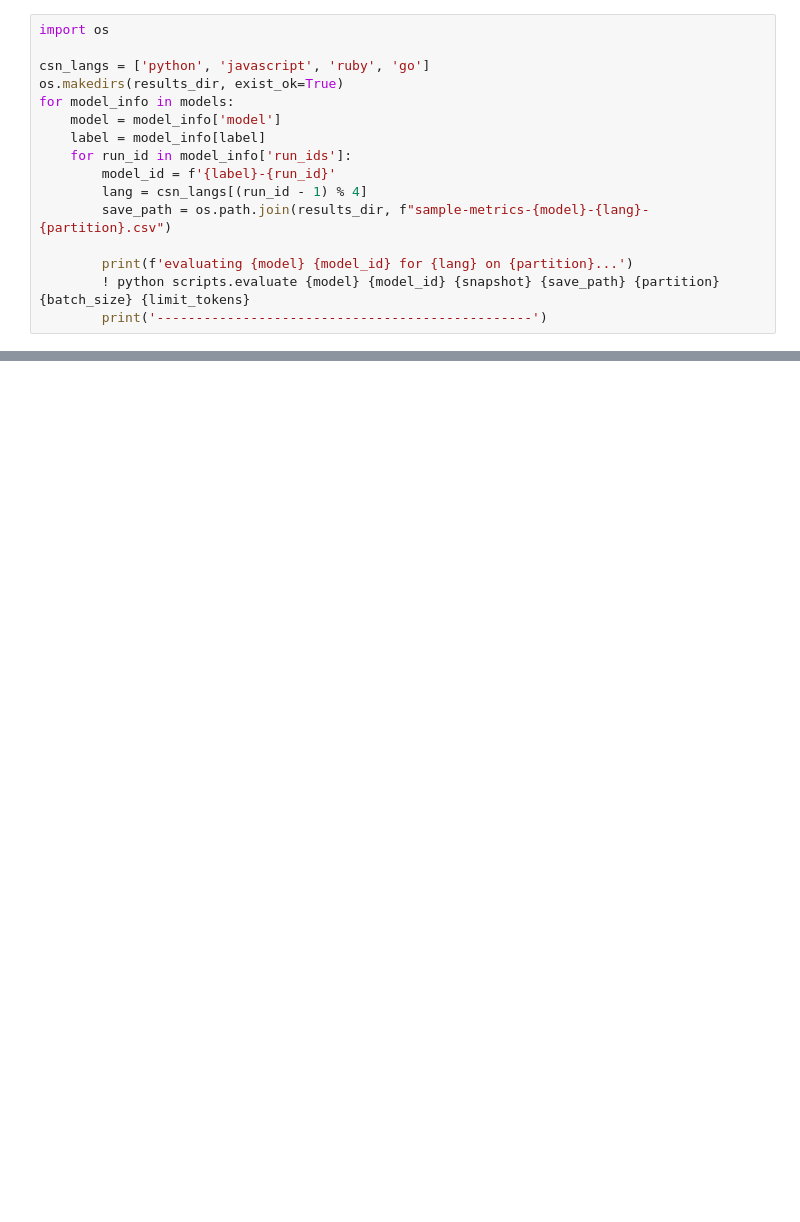
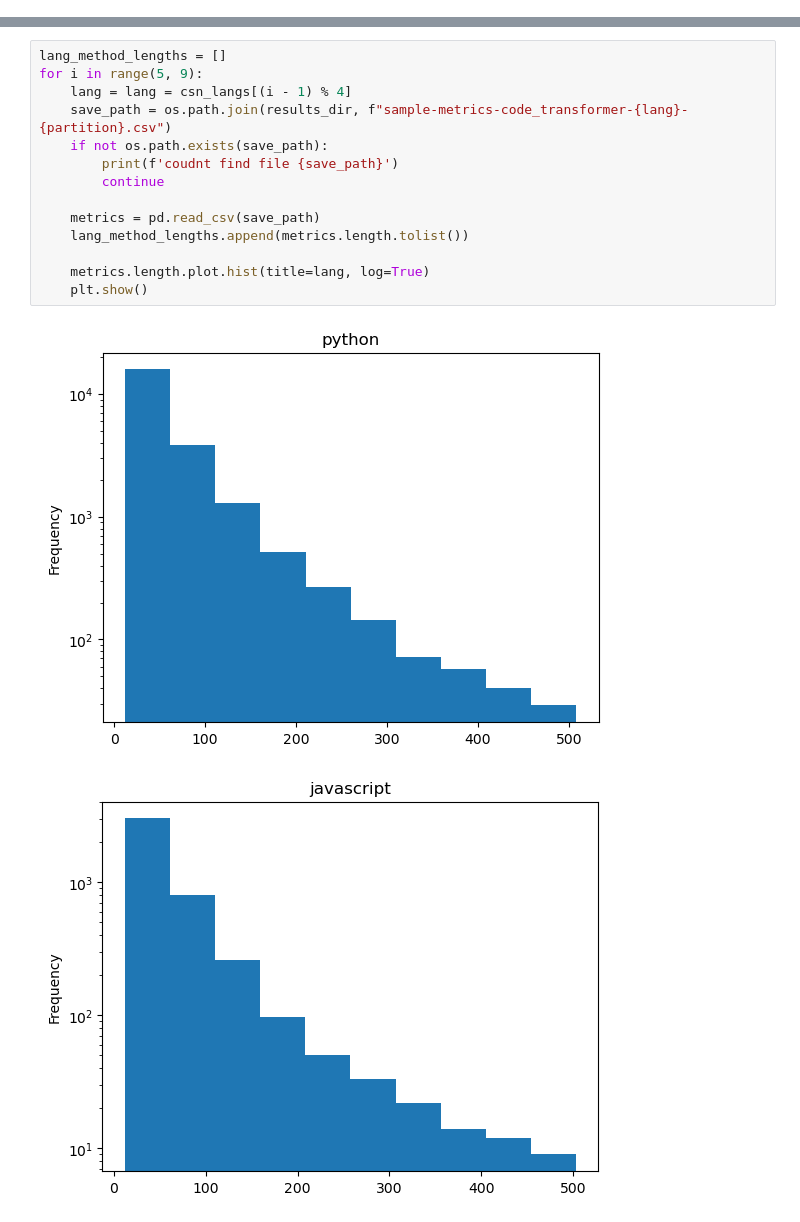
Before and after one commit to annie4ka99/code-transformer, a Jupyter notebook: notebooks/explore_quality_based_on_length.ipynb, the cells around one changed output, grey strips where cells are left out. Saved outputs shown, nothing was run; the diff lists cells and outputs as text; blank space fills up the shorter version.

```diff
--- a/notebooks/explore_quality_based_on_length.ipynb
+++ b/notebooks/explore_quality_based_on_length.ipynb
@@ -14,17 +5 @@ results_dir = 'experiments_results'
-# %%
-import os
-
-csn_langs = ['python', 'javascript', 'ruby', 'go']
-os.makedirs(results_dir, exist_ok=True)
-for model_info in models:
-    model = model_info['model']
-    label = model_info[label]
-    for run_id in model_info['run_ids']:
-        model_id = f'{label}-{run_id}'
-        lang = csn_langs[(run_id - 1) % 4]
-        save_path = os.path.join(results_dir, f"sample-metrics-{model}-{lang}-{partition}.csv")
-
-        print(f'evaluating {model} {model_id} for {lang} on {partition}...')
-        ! python scripts.evaluate {model} {model_id} {snapshot} {save_path} {partition} {batch_size} {limit_tokens}
-        print('------------------------------------------------')
 # %% [markdown]
@@ -33,0 +96,17 @@ for model_info in models:
+# %%
+lang_method_lengths = []
+for i in range(5, 9):
+    lang = lang = csn_langs[(i - 1) % 4]
+    save_path = os.path.join(results_dir, f"sample-metrics-code_transformer-{lang}-{partition}.csv")
+    if not os.path.exists(save_path):
+        print(f'coudnt find file {save_path}')
+        continue
+
+    metrics = pd.read_csv(save_path)
+    lang_method_lengths.append(metrics.length.tolist())
+
+    metrics.length.plot.hist(title=lang, log=True)
+    plt.show()
+# %% [output]
+[figure, added]
+[figure, added]
```
Also changed, not shown: parts of 15 cells of this notebook, 3 other files.
